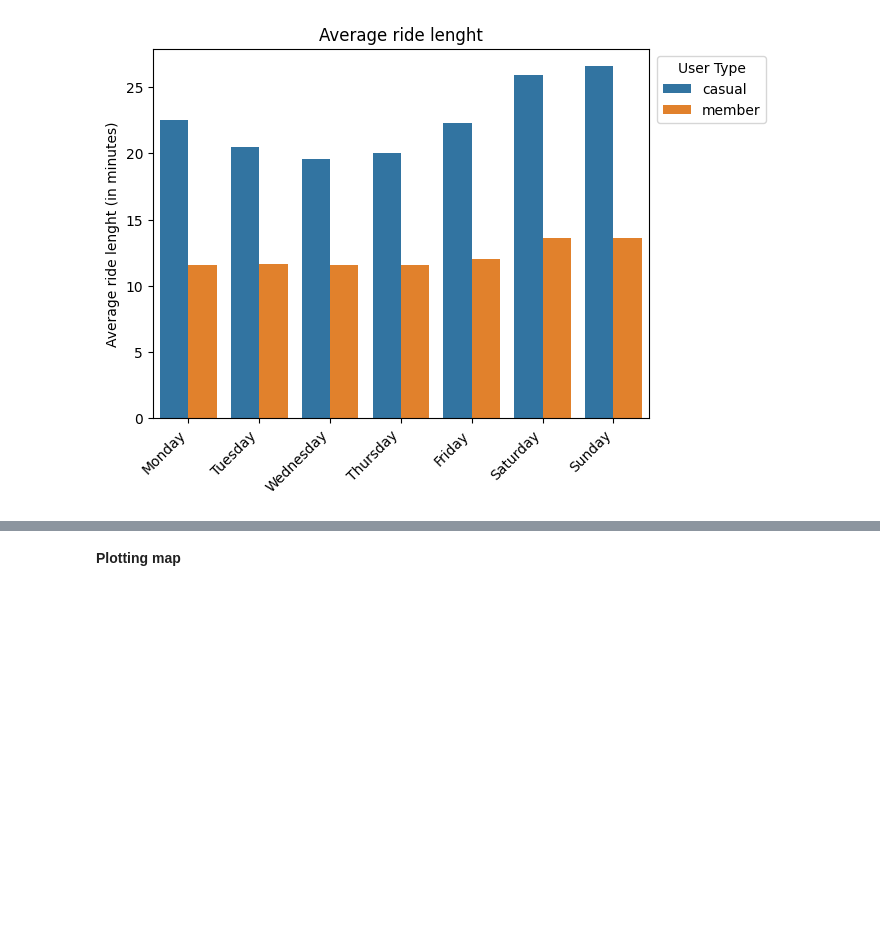
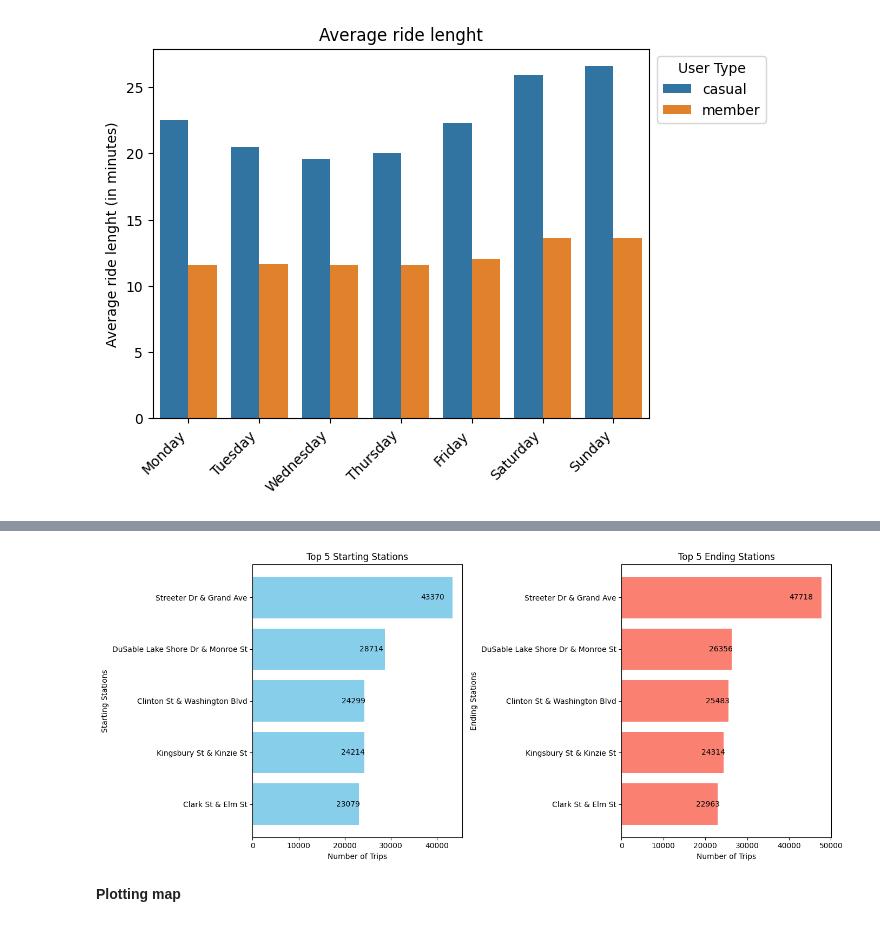
Before and after one commit to af-pedro/Case-Study-1-How-Does-a-Bike-Share-Navigate-Speedy-Success-, a Jupyter notebook: Case_Study_1_How_Does_a_Bike_Share_Navigate_Speedy_Success?.ipynb, the cells around one changed output, grey strips where cells are left out. Drawn from its saved outputs; the diff is of its cells as text; code cells hidden in the pictures; blank space fills up the shorter version.

```diff
--- a/Case_Study_1_How_Does_a_Bike_Share_Navigate_Speedy_Success?.ipynb
+++ b/Case_Study_1_How_Does_a_Bike_Share_Navigate_Speedy_Success?.ipynb
@@ -731,3 +739,47 @@ ValueError: too many values to unpack (expected 2)
+# %%
+# Calculando as contagens de início de estação
+top_start_station = bikedata.groupby(['start_station_name', 'member_casual']).size().reset_index(name='row_count')
+top_start_station = top_start_station.sort_values(by='row_count', ascending=False)
+
+# Calculando as contagens de fim de estação
+top_end_station = bikedata.groupby(['end_station_name', 'member_casual']).size().reset_index(name='row_count')
+top_end_station = top_end_station.sort_values(by='row_count', ascending=False)
+# %%
+# Defining the Top 5 starting and ending stations
+top5_start_stations = top_start_station.head(5).sort_values(by='row_count', ascending=True)
+top5_end_stations = top_end_station.head(5).sort_values(by='row_count', ascending=True)
+
+# Creating subplots
+fig, axs = plt.subplots(1, 2, figsize=(14, 6))
+
+# Plotting the Top 5 starting stations
+bars1 = axs[0].barh(top5_start_stations['start_station_name'], top5_start_stations['row_count'], color='skyblue')
+
+# Adding values inside the bars
+for bar in bars1:
+    xval = bar.get_width()
+    axs[0].text(xval * 0.9, bar.get_y() + bar.get_height()/2, round(xval, 2), ha='center', va='center')
+
+axs[0].set_xlabel('Number of Trips')
+axs[0].set_ylabel('Starting Stations')
+axs[0].set_title('Top 5 Starting Stations')
+
+# Plotting the Top 5 ending stations
+bars2 = axs[1].barh(top5_end_stations['end_station_name'], top5_end_stations['row_count'], color='salmon')
+
+# Adding values inside the bars
+for bar in bars2:
+    xval = bar.get_width()
+    axs[1].text(xval * 0.9, bar.get_y() + bar.get_height()/2, round(xval, 2), ha='center', va='center')
+
+axs[1].set_xlabel('Number of Trips')
+axs[1].set_ylabel('Ending Stations')
+axs[1].set_title('Top 5 Ending Stations')
+
+plt.tight_layout()
+plt.show()
+# %% [output]
+[figure, added]
 # %% [markdown]
 **Plotting map**
 # %%
```
Also changed, not shown: parts of 30 cells of this notebook.
